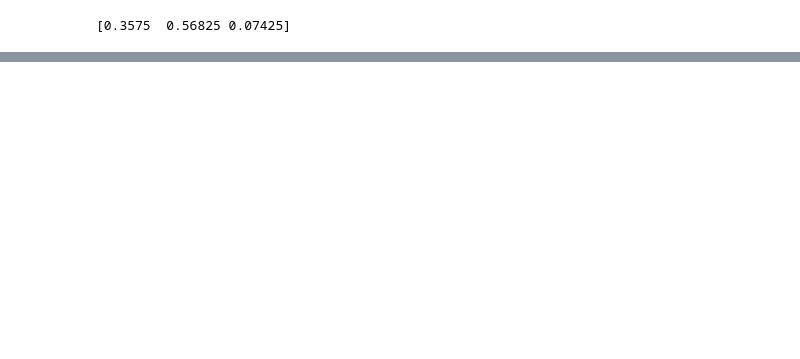
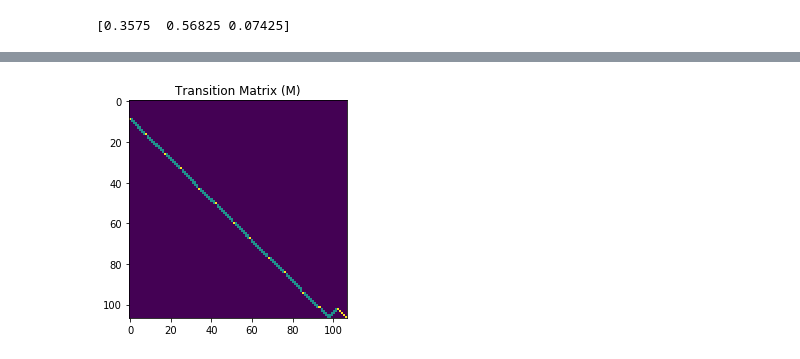
Before and after one commit to williamnourse/EECS_491_HW, a Jupyter notebook: A3/491-A3-wrn13.ipynb, the cells around one changed output, grey strips where cells are left out. Cells and saved outputs as stored; diff of their text form; code cells hidden in the pictures; blank space fills up the shorter version.

```diff
--- a/A3/491-A3-wrn13.ipynb
+++ b/A3/491-A3-wrn13.ipynb
@@ -1026,3 +1026,60 @@ qPlinko.edge('$10,000','$10,000',label="1");qPlinko.edge('$0','$0',label="1")
 qPlinko
 # %% [output]
 [drawing not drawn]
+# %%
+M = np.zeros((107,107))
+
+M[9+(0*17),0+(0*17)]=1;M[9+(0*17),1+(0*17)]=0.5;M[10+(0*17),1+(0*17)]=0.5;M[10+(0*17),2+(0*17)]=0.5;
+M[11+(0*17),2+(0*17)]=0.5;M[11+(0*17),3+(0*17)]=0.5;M[12+(0*17),3+(0*17)]=0.5;M[12+(0*17),4+(0*17)]=0.5;
+M[13+(0*17),4+(0*17)]=0.5;M[13+(0*17),5+(0*17)]=0.5;M[14+(0*17),5+(0*17)]=0.5;M[14+(0*17),6+(0*17)]=0.5;
+M[15+(0*17),6+(0*17)]=0.5;M[15+(0*17),7+(0*17)]=0.5;M[16+(0*17),7+(0*17)]=0.5;M[16+(0*17),8+(0*17)]=1;
+M[17+(0*17),9+(0*17)]=0.5;M[18+(0*17),9+(0*17)]=0.5;M[18+(0*17),10+(0*17)]=0.5;M[19+(0*17),10+(0*17)]=0.5;
+M[19+(0*17),11+(0*17)]=0.5;M[20+(0*17),11+(0*17)]=0.5;M[20+(0*17),12+(0*17)]=0.5;M[21+(0*17),12+(0*17)]=0.5;
+M[21+(0*17),13+(0*17)]=0.5;M[22+(0*17),13+(0*17)]=0.5;M[22+(0*17),14+(0*17)]=0.5;M[23+(0*17),14+(0*17)]=0.5;
+M[23+(0*17),15+(0*17)]=0.5;M[24+(0*17),15+(0*17)]=0.5;M[24+(0*17),16+(0*17)]=0.5;M[25+(0*17),16+(0*17)]=0.5;
+M[9+(1*17),0+(1*17)]=1;M[9+(1*17),1+(1*17)]=0.5;M[10+(1*17),1+(1*17)]=0.5;M[10+(1*17),2+(1*17)]=0.5;
+M[11+(1*17),2+(1*17)]=0.5;M[11+(1*17),3+(1*17)]=0.5;M[12+(1*17),3+(1*17)]=0.5;M[12+(1*17),4+(1*17)]=0.5;
+M[13+(1*17),4+(1*17)]=0.5;M[13+(1*17),5+(1*17)]=0.5;M[14+(1*17),5+(1*17)]=0.5;M[14+(1*17),6+(1*17)]=0.5;
+M[15+(1*17),6+(1*17)]=0.5;M[15+(1*17),7+(1*17)]=0.5;M[16+(1*17),7+(1*17)]=0.5;M[16+(1*17),8+(1*17)]=1;
+M[17+(1*17),9+(1*17)]=0.5;M[18+(1*17),9+(1*17)]=0.5;M[18+(1*17),10+(1*17)]=0.5;M[19+(1*17),10+(1*17)]=0.5;
+M[19+(1*17),11+(1*17)]=0.5;M[20+(1*17),11+(1*17)]=0.5;M[20+(1*17),12+(1*17)]=0.5;M[21+(1*17),12+(1*17)]=0.5;
+M[21+(1*17),13+(1*17)]=0.5;M[22+(1*17),13+(1*17)]=0.5;M[22+(1*17),14+(1*17)]=0.5;M[23+(1*17),14+(1*17)]=0.5;
+M[23+(1*17),15+(1*17)]=0.5;M[24+(1*17),15+(1*17)]=0.5;M[24+(1*17),16+(1*17)]=0.5;M[25+(1*17),16+(1*17)]=0.5;
+M[9+(2*17),0+(2*17)]=1;M[9+(2*17),1+(2*17)]=0.5;M[10+(2*17),1+(2*17)]=0.5;M[10+(2*17),2+(2*17)]=0.5;
+M[11+(2*17),2+(2*17)]=0.5;M[11+(2*17),3+(2*17)]=0.5;M[12+(2*17),3+(2*17)]=0.5;M[12+(2*17),4+(2*17)]=0.5;
+M[13+(2*17),4+(2*17)]=0.5;M[13+(2*17),5+(2*17)]=0.5;M[14+(2*17),5+(2*17)]=0.5;M[14+(2*17),6+(2*17)]=0.5;
+M[15+(2*17),6+(2*17)]=0.5;M[15+(2*17),7+(2*17)]=0.5;M[16+(2*17),7+(2*17)]=0.5;M[16+(2*17),8+(2*17)]=1;
+M[17+(2*17),9+(2*17)]=0.5;M[18+(2*17),9+(2*17)]=0.5;M[18+(2*17),10+(2*17)]=0.5;M[19+(2*17),10+(2*17)]=0.5;
+M[19+(2*17),11+(2*17)]=0.5;M[20+(2*17),11+(2*17)]=0.5;M[20+(2*17),12+(2*17)]=0.5;M[21+(2*17),12+(2*17)]=0.5;
+M[21+(2*17),13+(2*17)]=0.5;M[22+(2*17),13+(2*17)]=0.5;M[22+(2*17),14+(2*17)]=0.5;M[23+(2*17),14+(2*17)]=0.5;
+M[23+(2*17),15+(2*17)]=0.5;M[24+(2*17),15+(2*17)]=0.5;M[24+(2*17),16+(2*17)]=0.5;M[25+(2*17),16+(2*17)]=0.5;
+M[9+(3*17),0+(3*17)]=1;M[9+(3*17),1+(3*17)]=0.5;M[10+(3*17),1+(3*17)]=0.5;M[10+(3*17),2+(3*17)]=0.5;
+M[11+(3*17),2+(3*17)]=0.5;M[11+(3*17),3+(3*17)]=0.5;M[12+(3*17),3+(3*17)]=0.5;M[12+(3*17),4+(3*17)]=0.5;
+M[13+(3*17),4+(3*17)]=0.5;M[13+(3*17),5+(3*17)]=0.5;M[14+(3*17),5+(3*17)]=0.5;M[14+(3*17),6+(3*17)]=0.5;
+M[15+(3*17),6+(3*17)]=0.5;M[15+(3*17),7+(3*17)]=0.5;M[16+(3*17),7+(3*17)]=0.5;M[16+(3*17),8+(3*17)]=1;
+M[17+(3*17),9+(3*17)]=0.5;M[18+(3*17),9+(3*17)]=0.5;M[18+(3*17),10+(3*17)]=0.5;M[19+(3*17),10+(3*17)]=0.5;
+M[19+(3*17),11+(3*17)]=0.5;M[20+(3*17),11+(3*17)]=0.5;M[20+(3*17),12+(3*17)]=0.5;M[21+(3*17),12+(3*17)]=0.5;
+M[21+(3*17),13+(3*17)]=0.5;M[22+(3*17),13+(3*17)]=0.5;M[22+(3*17),14+(3*17)]=0.5;M[23+(3*17),14+(3*17)]=0.5;
+M[23+(3*17),15+(3*17)]=0.5;M[24+(3*17),15+(3*17)]=0.5;M[24+(3*17),16+(3*17)]=0.5;M[25+(3*17),16+(3*17)]=0.5;
+M[9+(4*17),0+(4*17)]=1;M[9+(4*17),1+(4*17)]=0.5;M[10+(4*17),1+(4*17)]=0.5;M[10+(4*17),2+(4*17)]=0.5;
+M[11+(4*17),2+(4*17)]=0.5;M[11+(4*17),3+(4*17)]=0.5;M[12+(4*17),3+(4*17)]=0.5;M[12+(4*17),4+(4*17)]=0.5;
+M[13+(4*17),4+(4*17)]=0.5;M[13+(4*17),5+(4*17)]=0.5;M[14+(4*17),5+(4*17)]=0.5;M[14+(4*17),6+(4*17)]=0.5;
+M[15+(4*17),6+(4*17)]=0.5;M[15+(4*17),7+(4*17)]=0.5;M[16+(4*17),7+(4*17)]=0.5;M[16+(4*17),8+(4*17)]=1;
+M[17+(4*17),9+(4*17)]=0.5;M[18+(4*17),9+(4*17)]=0.5;M[18+(4*17),10+(4*17)]=0.5;M[19+(4*17),10+(4*17)]=0.5;
+M[19+(4*17),11+(4*17)]=0.5;M[20+(4*17),11+(4*17)]=0.5;M[20+(4*17),12+(4*17)]=0.5;M[21+(4*17),12+(4*17)]=0.5;
+M[21+(4*17),13+(4*17)]=0.5;M[22+(4*17),13+(4*17)]=0.5;M[22+(4*17),14+(4*17)]=0.5;M[23+(4*17),14+(4*17)]=0.5;
+M[23+(4*17),15+(4*17)]=0.5;M[24+(4*17),15+(4*17)]=0.5;M[24+(4*17),16+(4*17)]=0.5;M[25+(4*17),16+(4*17)]=0.5;
+M[9+(5*17),0+(5*17)]=1;M[9+(5*17),1+(5*17)]=0.5;M[10+(5*17),1+(5*17)]=0.5;M[10+(5*17),2+(5*17)]=0.5;
+M[11+(5*17),2+(5*17)]=0.5;M[11+(5*17),3+(5*17)]=0.5;M[12+(5*17),3+(5*17)]=0.5;M[12+(5*17),4+(5*17)]=0.5;
+M[13+(5*17),4+(5*17)]=0.5;M[13+(5*17),5+(5*17)]=0.5;M[14+(5*17),5+(5*17)]=0.5;M[14+(5*17),6+(5*17)]=0.5;
+M[15+(5*17),6+(5*17)]=0.5;M[15+(5*17),7+(5*17)]=0.5;M[16+(5*17),7+(5*17)]=0.5;M[16+(5*17),8+(5*17)]=1;
+M[102,94]=0.5;M[103,94]=0.5;M[103,95]=0.5;M[104,95]=0.5;M[104,96]=0.5;M[105,96]=0.5;M[105,97]=0.5;M[106,97]=0.5;
+M[106,98]=0.5;M[105,98]=0.5;M[105,99]=0.5;M[104,99]=0.5;M[104,100]=0.5;M[103,100]=0.5;M[103,101]=0.5;M[102,101]=0.5;
+M[102,102]=1;M[103,103]=1;M[104,104]=1;M[105,105]=1;M[106,106]=1;
+
+plt.figure()
+plt.imshow(M)
+plt.title("Transition Matrix (M)")
+plt.show()
+# %% [output]
+[figure, added]
```
Also changed, not shown: parts of 1 cell of this notebook.
